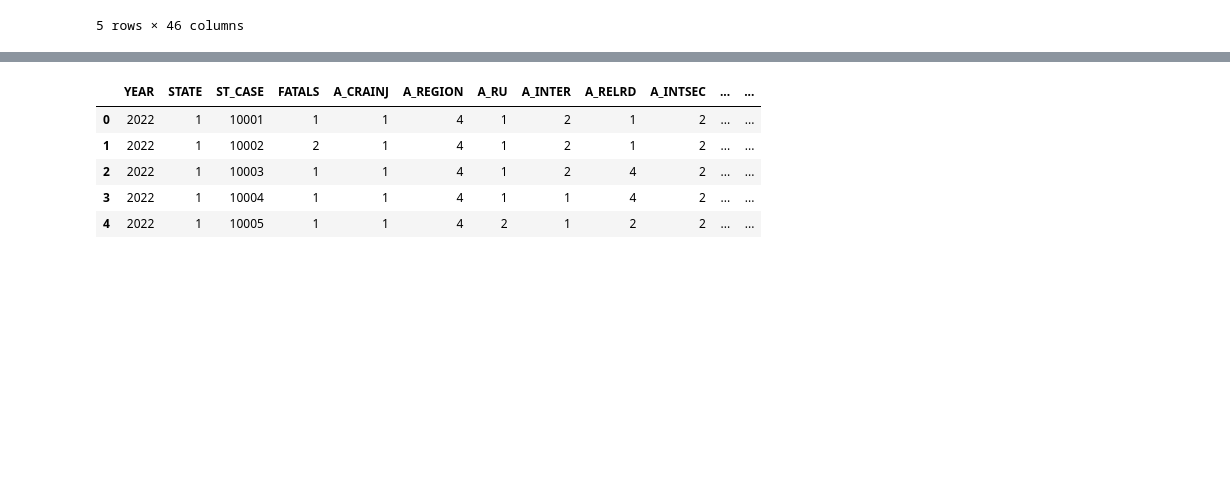
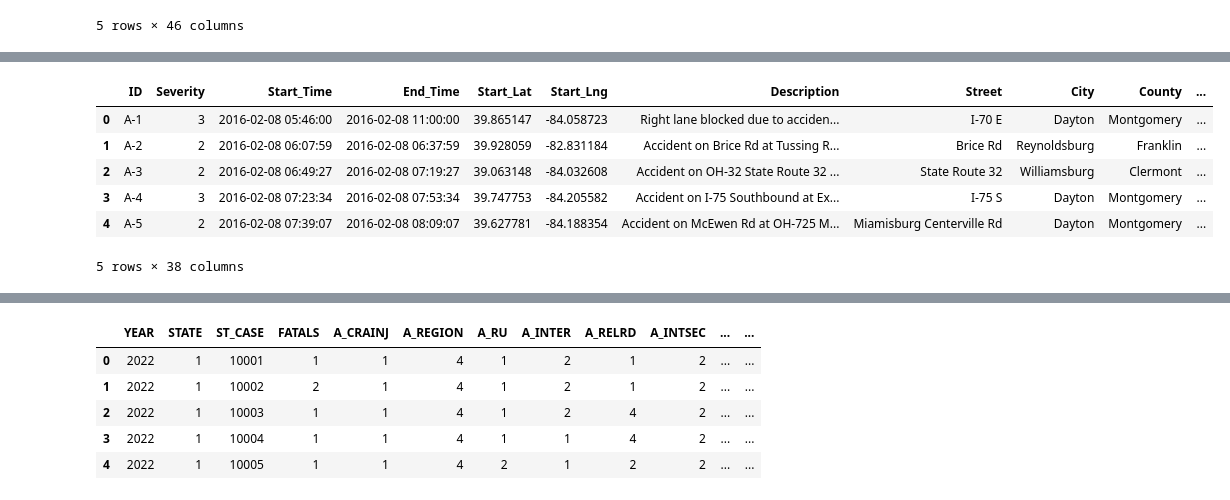
Before and after one commit to mascee/Traffic-Accidents, a Jupyter notebook: traffic.ipynb, the cells around one changed output, grey strips where cells are left out. Drawn from its saved outputs; the diff is of its cells as text; code cells hidden in the pictures; blank space fills up the shorter version.

```diff
--- a/traffic.ipynb
+++ b/traffic.ipynb
@@ -17,0 +39,20 @@ kaggle_df.head()
+# %%
+#Columns to delete:
+#Source, End_Lat, End_Lng, Distance(mi), Country, Weather_Timestamp, Civil_Twilight, Astronomical_Twilight
+kaggle_df_copy = kaggle_df.copy()
+
+columns_to_delete = [
+    'Source', 'End_Lat', 'End_Lng', 'Distance(mi)',
+    'Country', 'Weather_Timestamp', 'Civil_Twilight', 'Astronomical_Twilight'
+]
+
+kaggle_df_copy = kaggle_df_copy.drop(columns=columns_to_delete)
+kaggle_df_copy.head()
+# %% [output]
+|  | ID | Severity | Start_Time | End_Time | Start_Lat | Start_Lng | Description | Street | City | County | ... |
+| 0 | A-1 | 3 | 2016-02-08 05:46:00 | 2016-02-08 11:00:00 | 39.865147 | -84.058723 | Right lane blocked due to acciden... | I-70 E | Dayton | Montgomery | ... |
+| 1 | A-2 | 2 | 2016-02-08 06:07:59 | 2016-02-08 06:37:59 | 39.928059 | -82.831184 | Accident on Brice Rd at Tussing R... | Brice Rd | Reynoldsburg | Franklin | ... |
+| 2 | A-3 | 2 | 2016-02-08 06:49:27 | 2016-02-08 07:19:27 | 39.063148 | -84.032608 | Accident on OH-32 State Route 32 ... | State Route 32 | Williamsburg | Clermont | ... |
+| 3 | A-4 | 3 | 2016-02-08 07:23:34 | 2016-02-08 07:53:34 | 39.747753 | -84.205582 | Accident on I-75 Southbound at Ex... | I-75 S | Dayton | Montgomery | ... |
+| 4 | A-5 | 2 | 2016-02-08 07:39:07 | 2016-02-08 08:09:07 | 39.627781 | -84.188354 | Accident on McEwen Rd at OH-725 M... | Miamisburg Centerville Rd | Dayton | Montgomery | ... |
+5 rows × 38 columns
```
Also changed, not shown: parts of 6 cells of this notebook.
